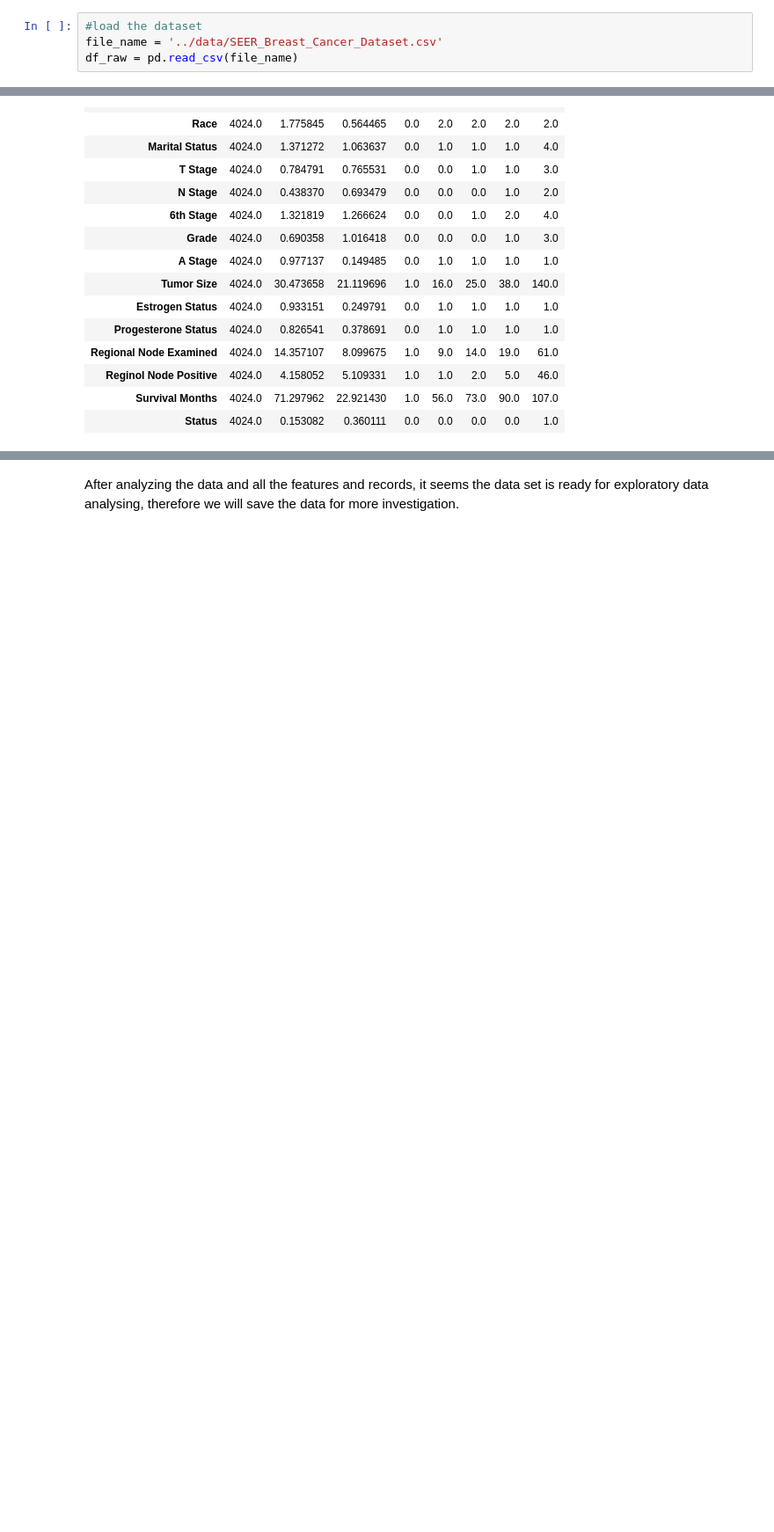
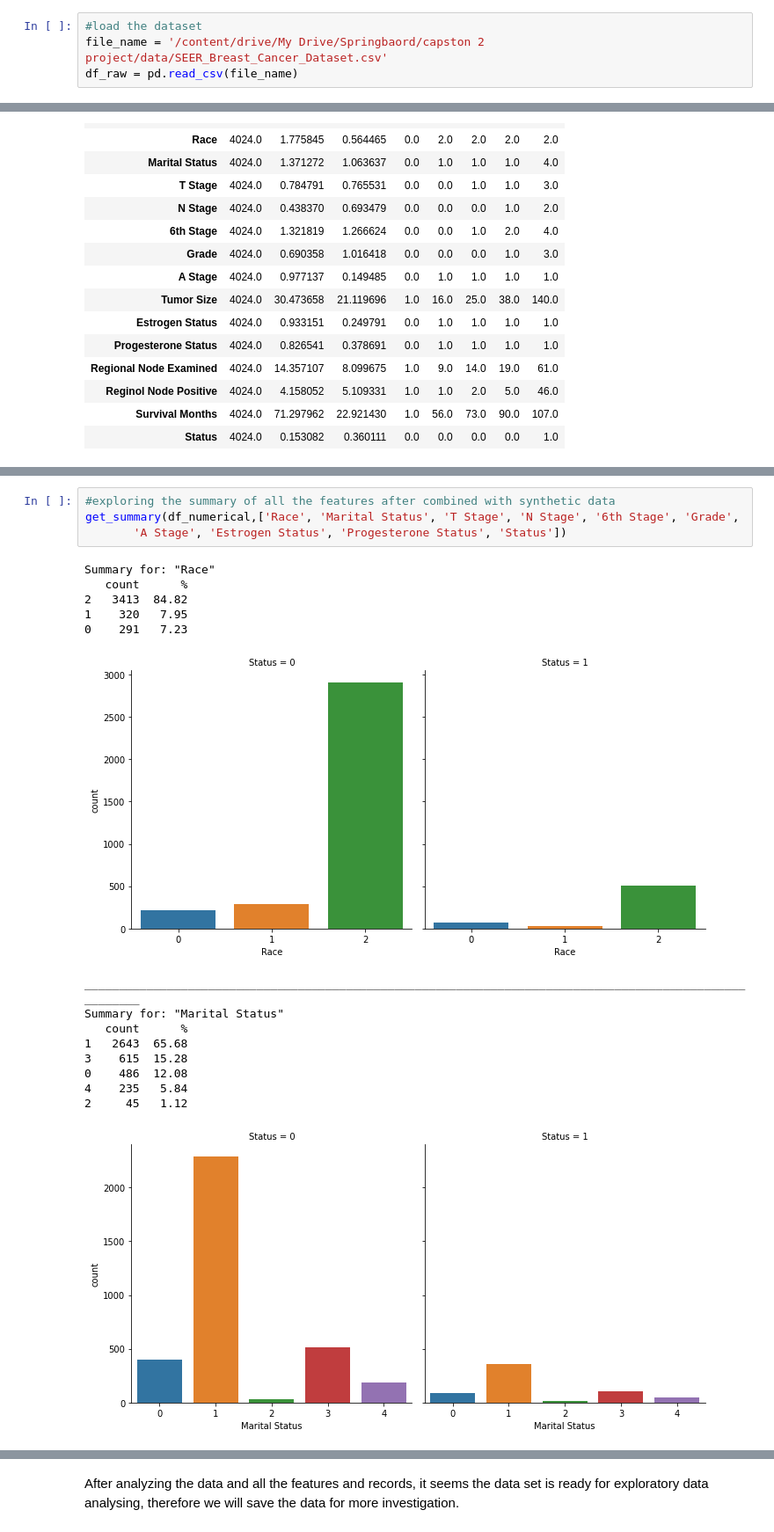
Before and after one commit to nakisa84/Springboard, a Jupyter notebook: capston 2 project/notebooks/BC-DataWrangling.ipynb, the cells around one changed output, grey strips where cells are left out. Shown at 88% size. Cells and saved outputs as stored; diff of their text form; blank space fills up the shorter version.

```diff
--- a/capston 2 project/notebooks/BC-DataWrangling.ipynb
+++ b/capston 2 project/notebooks/BC-DataWrangling.ipynb
@@ -17,6 +26,6 @@ from pandas_profiling import ProfileReport
 # %%
 #load the dataset
-file_name = '../data/SEER_Breast_Cancer_Dataset.csv'
+file_name = '/content/drive/My Drive/Springbaord/capston 2 project/data/SEER_Breast_Cancer_Dataset.csv'
 df_raw = pd.read_csv(file_name)
 # %%
 #display the sample of data
@@ -276,0 +199,20 @@ profile_report
+# %%
+#exploring the summary of all the features after combined with synthetic data
+get_summary(df_numerical,['Race', 'Marital Status', 'T Stage', 'N Stage', '6th Stage', 'Grade',
+       'A Stage', 'Estrogen Status', 'Progesterone Status', 'Status'])
+# %% [output]
+Summary for: "Race"
+   count      %
+2   3413  84.82
+1    320   7.95
+0    291   7.23
+[figure, added]
+________________________________________________________________________________________________________
+Summary for: "Marital Status"
+   count      %
+1   2643  65.68
+3    615  15.28
+0    486  12.08
+4    235   5.84
+2     45   1.12
+[figure, added]
```
Also changed, not shown: parts of 16 cells of this notebook, 3 other files.
